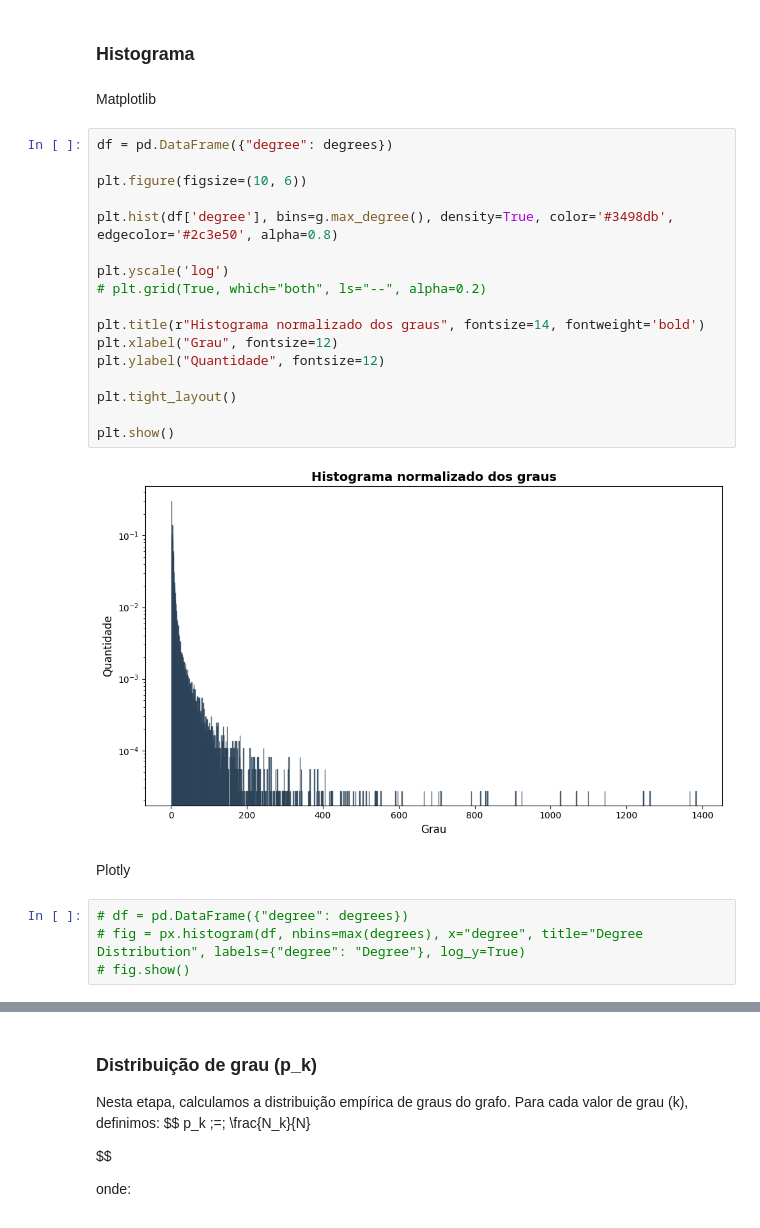
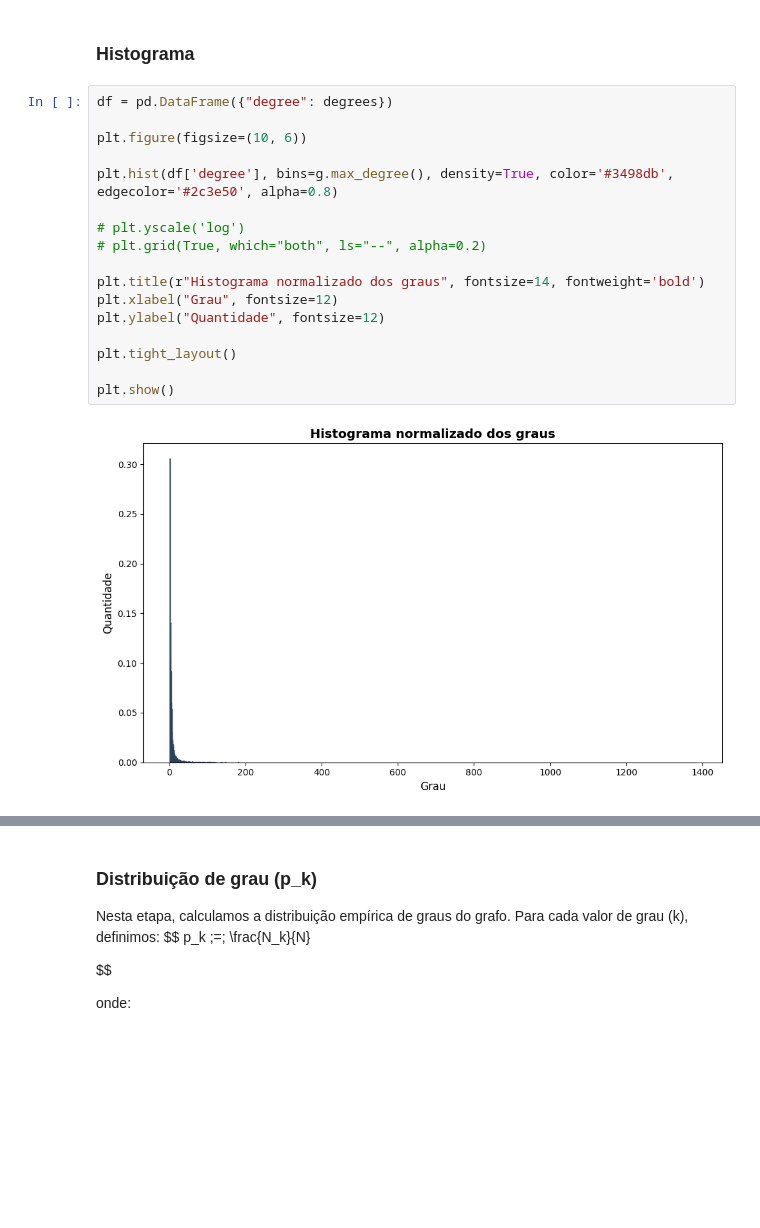
Before and after one commit to tiagostmg/grafos, a Jupyter notebook: src/entrega_1.ipynb, the cells around one changed output, grey strips where cells are left out. Cells and saved outputs as stored; diff of their text form; blank space fills up the shorter version.

```diff
--- a/src/entrega_1.ipynb
+++ b/src/entrega_1.ipynb
@@ -67,30 +73,22 @@ print(f"Grau médio:\n\t{medium_degree(g)}")
 degrees = [g.degree(i) for i in range(g.V)]
 # %% [markdown]
 ### Histograma
-# %% [markdown]
-Matplotlib
 # %%
 df = pd.DataFrame({"degree": degrees})
 
 plt.figure(figsize=(10, 6))
 
 plt.hist(df['degree'], bins=g.max_degree(), density=True, color='#3498db', edgecolor='#2c3e50', alpha=0.8)
 
-plt.yscale('log')
+# plt.yscale('log')
 # plt.grid(True, which="both", ls="--", alpha=0.2)
 
 plt.title(r"Histograma normalizado dos graus", fontsize=14, fontweight='bold')
 plt.xlabel("Grau", fontsize=12)
 plt.ylabel("Quantidade", fontsize=12)
 
 plt.tight_layout()
 
 plt.show()
 # %% [output]
-[figure, old version]
+[figure, new version]
-# %% [markdown]
-Plotly
-# %%
-# df = pd.DataFrame({"degree": degrees})
-# fig = px.histogram(df, nbins=max(degrees), x="degree", title="Degree Distribution", labels={"degree": "Degree"}, log_y=True)
-# fig.show()
```
Also changed, not shown: parts of 5 cells of this notebook, 1 other file.
